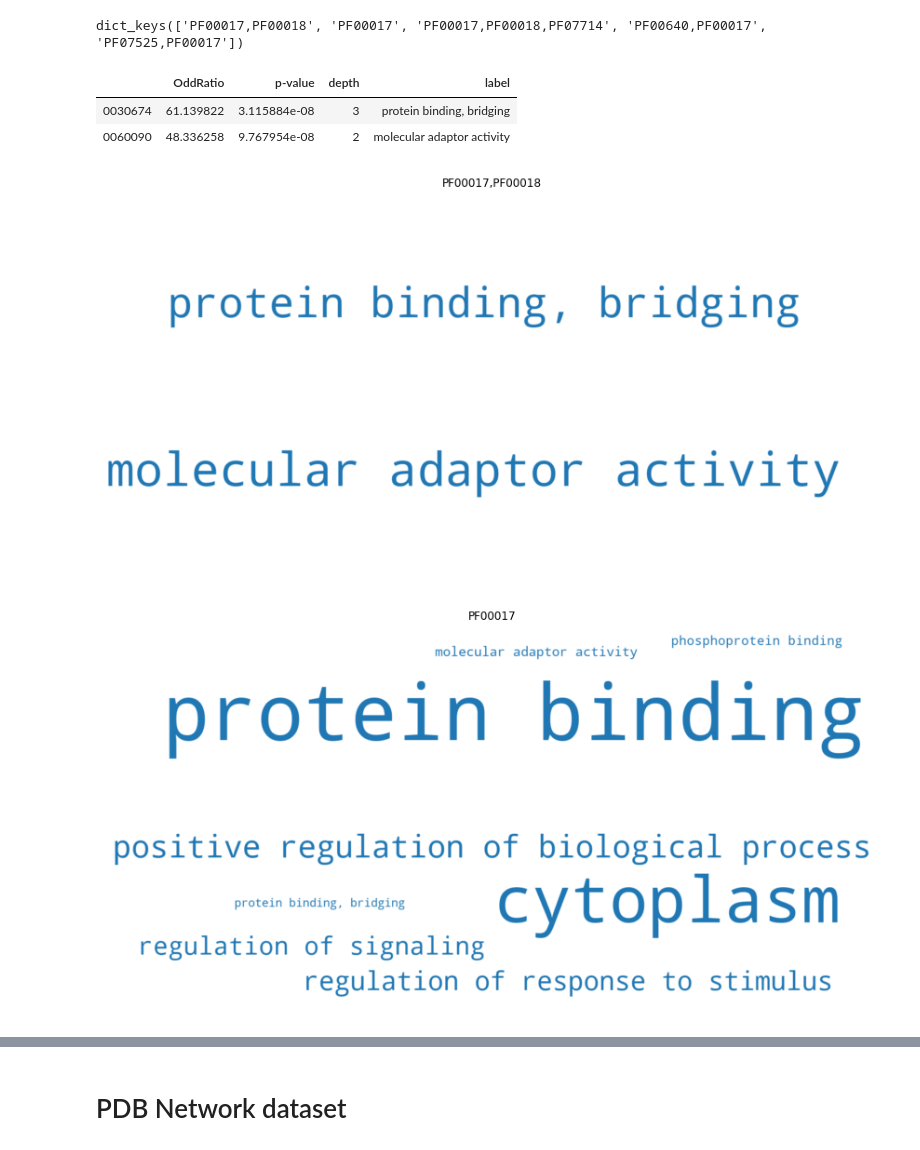
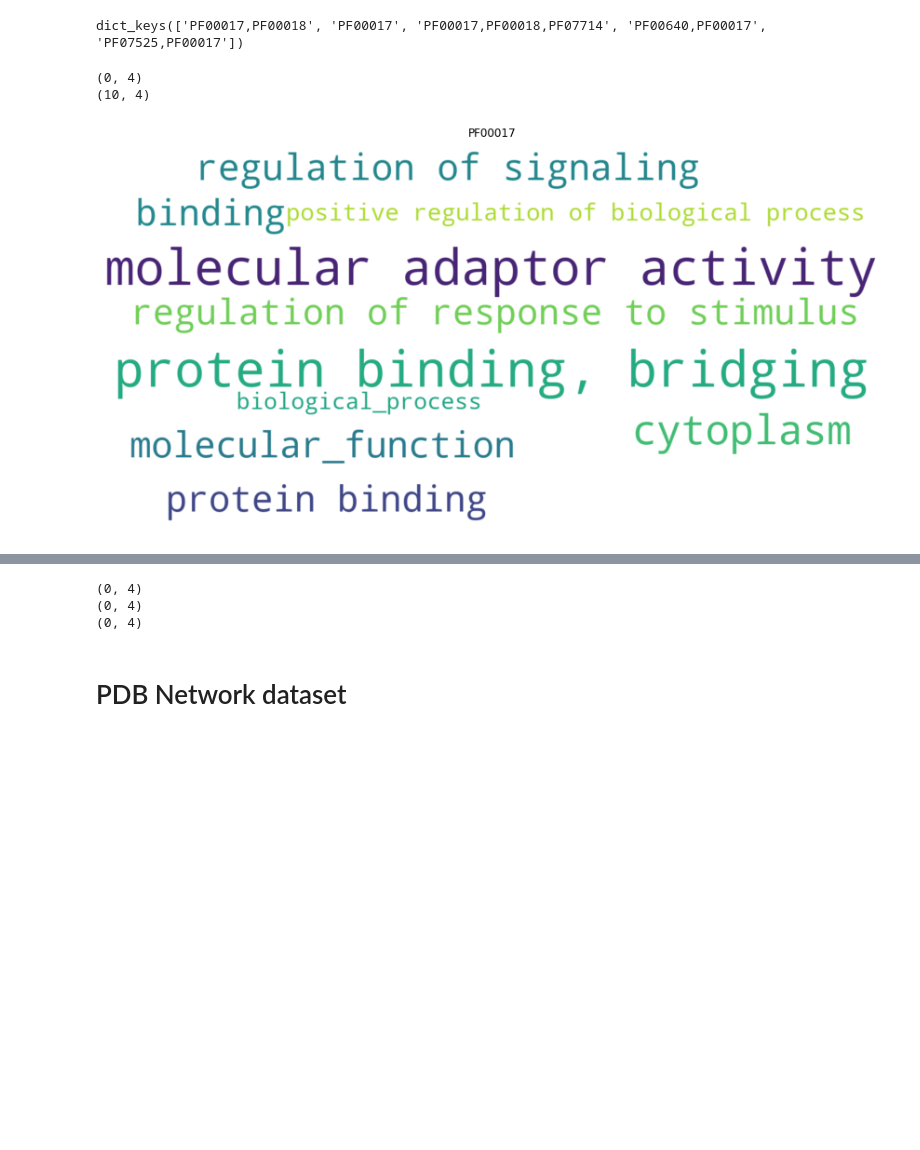
Before and after one commit to Mmiglio/BiologicalData, a Jupyter notebook: code/part2/GeneOntology.ipynb, the cells around one changed output, grey strips where cells are left out. Drawn from its saved outputs; the diff is of its cells as text; code cells hidden in the pictures; blank space fills up the shorter version.

```diff
--- a/code/part2/GeneOntology.ipynb
+++ b/code/part2/GeneOntology.ipynb
@@ -139,12 +138,12 @@ filtered_results = {}
 
 for key in arch_dataset:
 
-    dataset = arch_dataset[key]
+    current_dataset = arch_dataset[key]
 
-    if len(dataset) > 3:
-        print(len(dataset))
+    if len(current_dataset) > 3:
+        print(len(current_dataset))
 
-        dataset_count = count_ancestors(dataset, ancestors, protein_to_go)
+        dataset_count = count_ancestors(current_dataset, ancestors, protein_to_go)
 
         # perform fisher exact test
         result_fisher = fisher_test(dataset_count, background_count, min_depth, labels)
@@ -178,33 +177,32 @@ for key in arch_dataset:
 filtered_results.keys()
 # %% [output]
 dict_keys(['PF00017,PF00018', 'PF00017', 'PF00017,PF00018,PF07714', 'PF00640,PF00017', 'PF07525,PF00017'])
-# %%
-filtered_results['PF00017,PF00018']
-# %% [output]
-|  | OddRatio | p-value | depth | label |
-| 0030674 | 61.139822 | 3.115884e-08 | 3 | protein binding, bridging |
-| 0060090 | 48.336258 | 9.767954e-08 | 2 | molecular adaptor activity |
 # %%
 # draw wordcloud
 for key in filtered_results:
 
-    # Num of words to be drawn
-    N = 30
+    print(filtered_results[key].shape)
 
-    wc = draw_word_cloud(
-        df = filtered_results[key],
-        N = N,
-        score = 'OddRatio',
-        scale = 2,
-        under_represented=True
-    )
+    if filtered_results[key].shape[0] > 0:
 
-    # Plot
-    plt.figure(figsize=(15, 15))
-    plt.title(key)
-    plt.imshow(wc, interpolation="bilinear")
-    plt.axis("off")
-    plt.show()
+        # Num of words to be drawn
+        N = sum(filtered_results['PF00017'].OddRatio > 1)
+
+        wc = draw_word_cloud(
+            df = filtered_results[key],
+            N = N,
+            score = 'OddRatio',
+            scale = 2,
+            under_represented=False
+        )
+
+        # Plot
+        plt.figure(figsize=(15, 15))
+        plt.title(key)
+        plt.imshow(wc, interpolation="bilinear")
+        plt.axis("off")
+        plt.show()
 # %% [output]
+(0, 4)
+(10, 4)
-[figure, old version]
+[figure, new version]
-[figure, removed]
@@ -214,3 +209,6 @@ for key in filtered_results:
+(0, 4)
+(0, 4)
+(0, 4)
 # %% [markdown]
 # PDB Network dataset
 # %%
```
Also changed, not shown: parts of 10 cells of this notebook.
